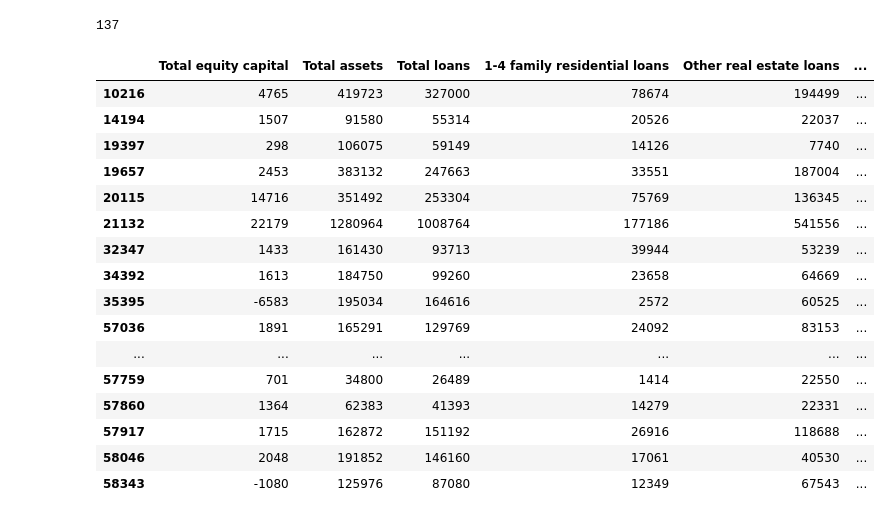
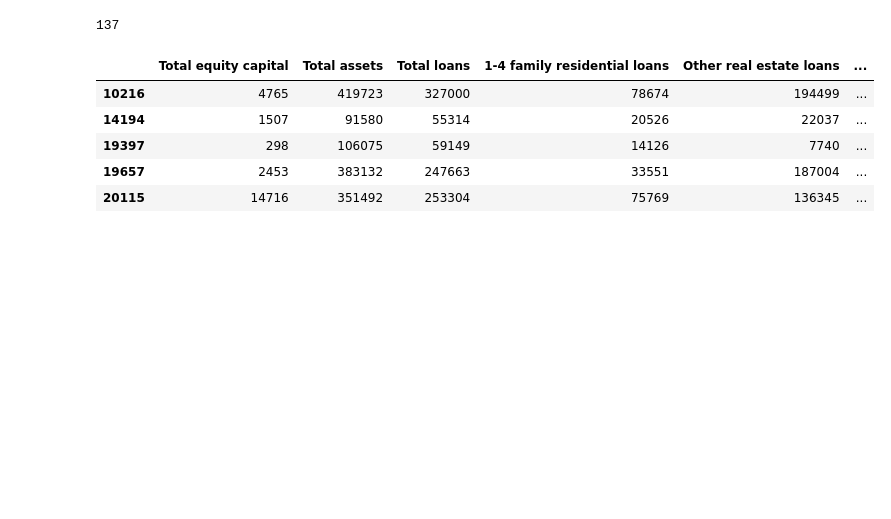
Before and after one commit to allaccountstaken/predicting_bank_distress, a Jupyter notebook: create_camel_dataset.ipynb, the cells around one changed output. Saved outputs shown, nothing was run; the diff lists cells and outputs as text; code cells hidden in the pictures; blank space fills up the shorter version.

```diff
--- a/create_camel_dataset.ipynb
+++ b/create_camel_dataset.ipynb
@@ -655,24 +655,13 @@ failed_after_2011Q3['AsOfDate'] = '9/30/2011'
 # Code Target as "1", i.e. failed bank and store
 failed_after_2011Q3['Target'] = 1
 # %%
-failed_after_2011Q3
+failed_after_2011Q3.head()
 # %% [output]
 |  | Total equity capital | Total assets | Total loans | 1-4 family residential loans | Other real estate loans | ... |
 | 10216 | 4765 | 419723 | 327000 | 78674 | 194499 | ... |
 | 14194 | 1507 | 91580 | 55314 | 20526 | 22037 | ... |
 | 19397 | 298 | 106075 | 59149 | 14126 | 7740 | ... |
 | 19657 | 2453 | 383132 | 247663 | 33551 | 187004 | ... |
 | 20115 | 14716 | 351492 | 253304 | 75769 | 136345 | ... |
-| 21132 | 22179 | 1280964 | 1008764 | 177186 | 541556 | ... |
-| 32347 | 1433 | 161430 | 93713 | 39944 | 53239 | ... |
-| 34392 | 1613 | 184750 | 99260 | 23658 | 64669 | ... |
-| 35395 | -6583 | 195034 | 164616 | 2572 | 60525 | ... |
-| 57036 | 1891 | 165291 | 129769 | 24092 | 83153 | ... |
-| ... | ... | ... | ... | ... | ... | ... |
-| 57759 | 701 | 34800 | 26489 | 1414 | 22550 | ... |
-| 57860 | 1364 | 62383 | 41393 | 14279 | 22331 | ... |
-| 57917 | 1715 | 162872 | 151192 | 26916 | 118688 | ... |
-| 58046 | 2048 | 191852 | 146160 | 17061 | 40530 | ... |
-| 58343 | -1080 | 125976 | 87080 | 12349 | 67543 | ... |
 # %%
 healthy_after_2011Q3 = pd.read_csv('data/healthy_after_2011Q3_OOS', index_col=0)
```
Also changed, not shown: parts of 8 cells of this notebook, 2 other files.
